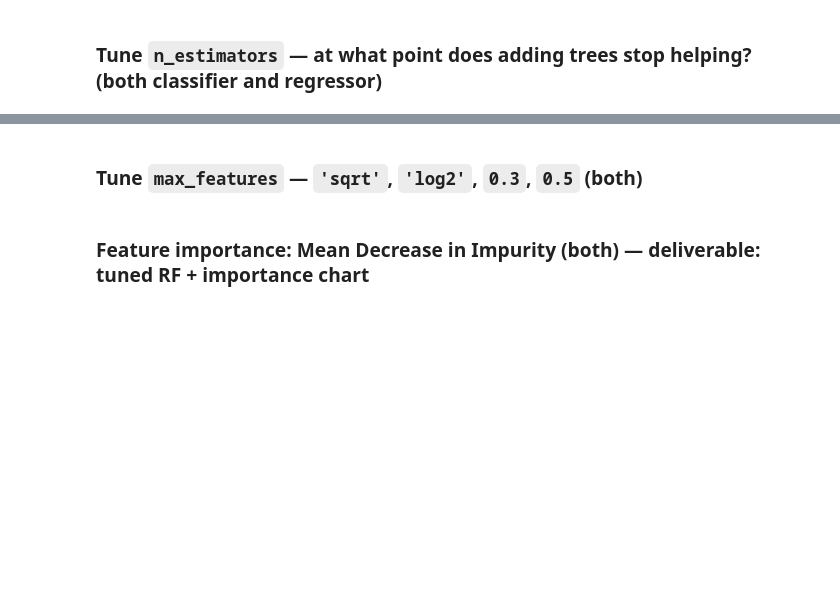
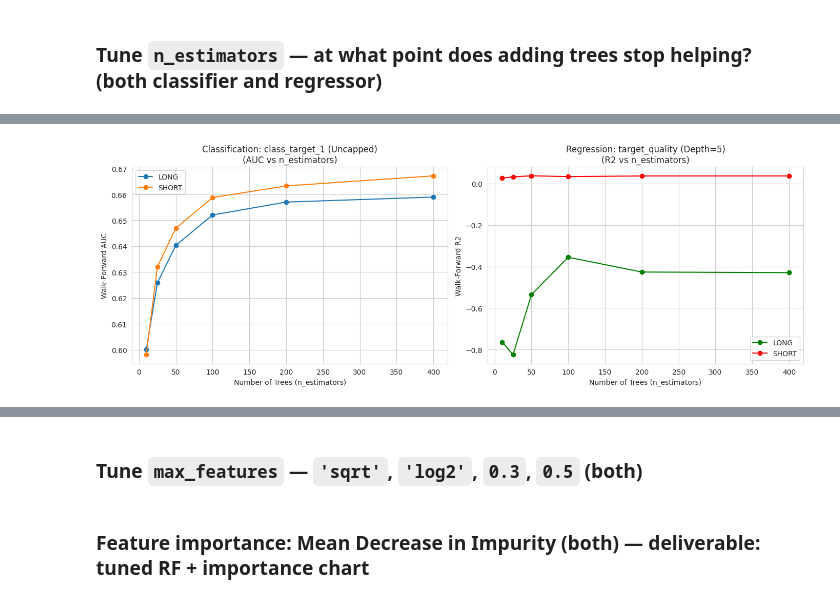
Before and after one commit to Jeshurun-B/EMA-optimizer-pipeline-v2, a Jupyter notebook: coolab_notebooks/week6_random_forests_raw.ipynb, the cells around one changed output, grey strips where cells are left out. Drawn from its saved outputs; the diff is of its cells as text; code cells hidden in the pictures; blank space fills up the shorter version.

Commit message:
Kaggle Notebook | Week 6 — Random Forests + Ensemble Learning | Version 1

```diff
--- a/coolab_notebooks/week6_random_forests_raw.ipynb
+++ b/coolab_notebooks/week6_random_forests_raw.ipynb
@@ -112,0 +175,17 @@ Both databases connected
+# %%
+from kaggle_secrets import UserSecretsClient
+
+user_secrets = UserSecretsClient()
+
+# Add .strip() to ensure no hidden spaces or newlines break the authentication
+main_client = create_client(
+    user_secrets.get_secret('SUPABASE_URL').strip(),
+    user_secrets.get_secret('SUPABASE_KEY').strip()
+)
+
+analytics_client = create_client(
+    user_secrets.get_secret('ANALYTICS_SUPABASE_URL').strip(),
+    user_secrets.get_secret('ANALYTICS_SUPABASE_KEY').strip()
+)
+
+print('Clients initialized.')
@@ -567,0 +704,82 @@ Fit one `RandomForestClassifier(oob_score=True)` and one `RandomForestRegressor(
+# %%
+# ============================================================
+# TODO: n_estimators sweep, e.g. [10, 25, 50, 100, 200, 400] -- both directions
+# ============================================================
+# For a fixed target (pick one classification, one regression), sweep n_estimators,
+# record walk-forward CV score at each. Plot score vs n_estimators. Where does the
+# curve flatten -- i.e. where do more trees stop being worth the extra compute?
+
+# TODO: n_estimator_sweep = [10, 25, 50, 100, 200, 400]
+# TODO: loop + plot, classification target
+# TODO: loop + plot, regression target
+
+# ============================================================
+# TODO: n_estimators sweep, e.g. [10, 25, 50, 100, 200, 400] -- both directions
+# ============================================================
+import matplotlib.pyplot as plt
+import time
+
+n_estimator_sweep = [10, 25, 50, 100, 200, 400]
+directions = [('LONG', df_long, feat_set_long), ('SHORT', df_short, feat_set_short)]
+
+# 1. Classification Setup (UNCAPPED)
+clf_target = 'class_target_1'
+clf_results = {'LONG': [], 'SHORT': []}
+
+print(f"Sweeping n_estimators for Classification: {clf_target}")
+print("(Depth UNCAPPED. n_jobs=-1 enabled. This will take a few minutes for higher tree counts)\n")
+
+for dir_name, df_sub, feats in directions:
+    for n in n_estimator_sweep:
+        start = time.time()
+        # Initialize model with NO depth cap
+        model = RandomForestClassifier(n_estimators=n, n_jobs=-1, random_state=42)
+        metrics = cv_no_scaling(model, df_sub, feats, clf_target)
+
+        auc = metrics['auc'][0]
+        clf_results[dir_name].append(auc)
+        print(f"  {dir_name} | trees={n:<3} | AUC: {auc:.4f} | Time: {time.time()-start:.1f}s")
+
+# 2. Regression Setup (CAPPED AT 5)
+reg_target_col = 'target_quality'
+reg_target_info = (reg_target_col, False)
+reg_results = {'LONG': [], 'SHORT': []}
+
+print(f"\nSweeping n_estimators for Regression: {reg_target_col}")
+print("(Depth capped at 5. n_jobs=-1 enabled)\n")
+
+for dir_name, df_sub, feats in directions:
+    for n in n_estimator_sweep:
+        start = time.time()
+        # Initialize model with depth capped at 5
+        model = RandomForestRegressor(n_estimators=n, max_depth=5, n_jobs=-1, random_state=42)
+        metrics = cv_regression(model, df_sub, feats, reg_target_info)
+
+        r2 = metrics['r2'][0]
+        reg_results[dir_name].append(r2)
+        print(f"  {dir_name} | trees={n:<3} | R2: {r2:.4f} | Time: {time.time()-start:.1f}s")
+
+# 3. Plotting the Learning Curves
+fig, (ax1, ax2) = plt.subplots(1, 2, figsize=(14, 5))
+
+# Classification Plot
+ax1.plot(n_estimator_sweep, clf_results['LONG'], marker='o', label='LONG')
+ax1.plot(n_estimator_sweep, clf_results['SHORT'], marker='o', label='SHORT')
+ax1.set_title(f"Classification: {clf_target} (Uncapped)\n(AUC vs n_estimators)")
+ax1.set_xlabel("Number of Trees (n_estimators)")
+ax1.set_ylabel("Walk-Forward AUC")
+ax1.legend()
+ax1.grid(True)
+
+# Regression Plot
+ax2.plot(n_estimator_sweep, reg_results['LONG'], marker='o', label='LONG', color='green')
+ax2.plot(n_estimator_sweep, reg_results['SHORT'], marker='o', label='SHORT', color='red')
+ax2.set_title(f"Regression: {reg_target_col} (Depth=5)\n(R2 vs n_estimators)")
+ax2.set_xlabel("Number of Trees (n_estimators)")
+ax2.set_ylabel("Walk-Forward R2")
+ax2.legend()
+ax2.grid(True)
+
+plt.tight_layout()
+plt.show()
+# %% [output]
@@ -567,0 +803 @@ Fit one `RandomForestClassifier(oob_score=True)` and one `RandomForestRegressor(
+[figure, added]
```
Also changed, not shown: parts of 17 cells of this notebook.
